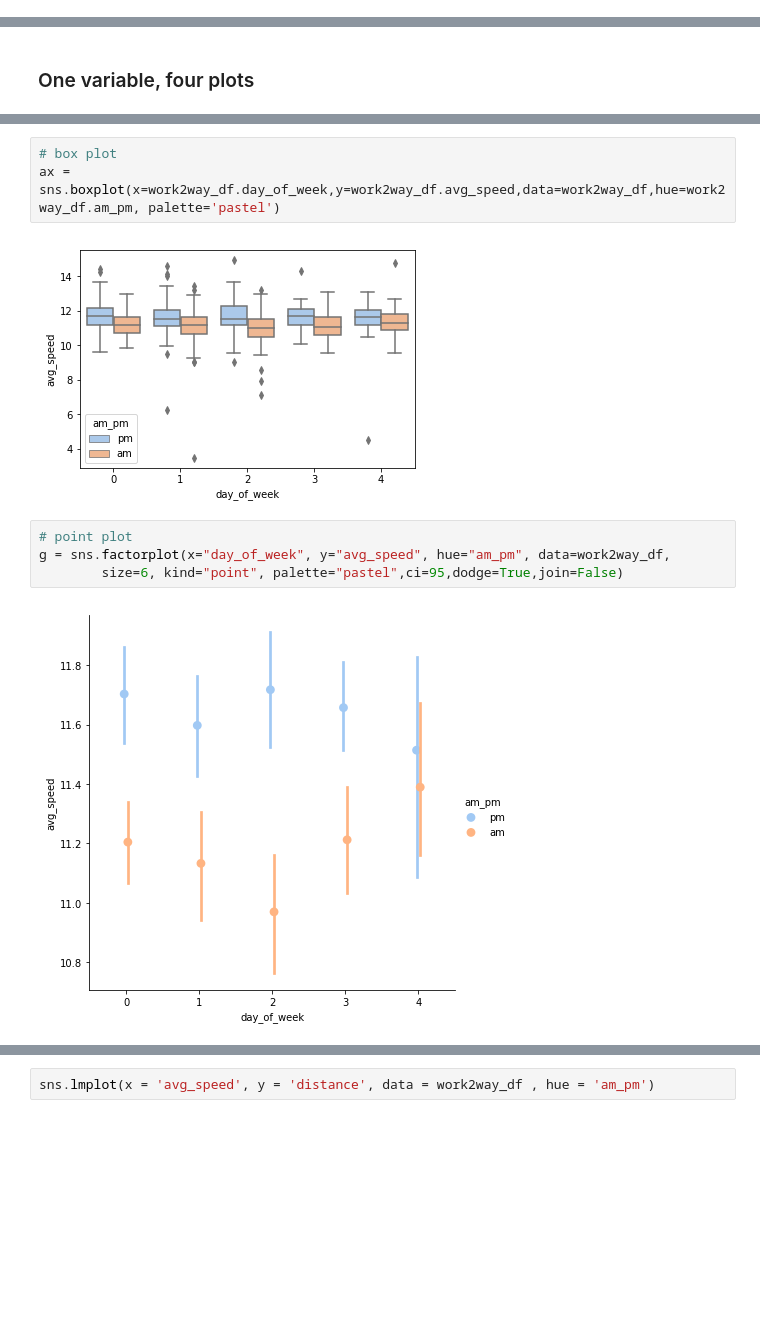
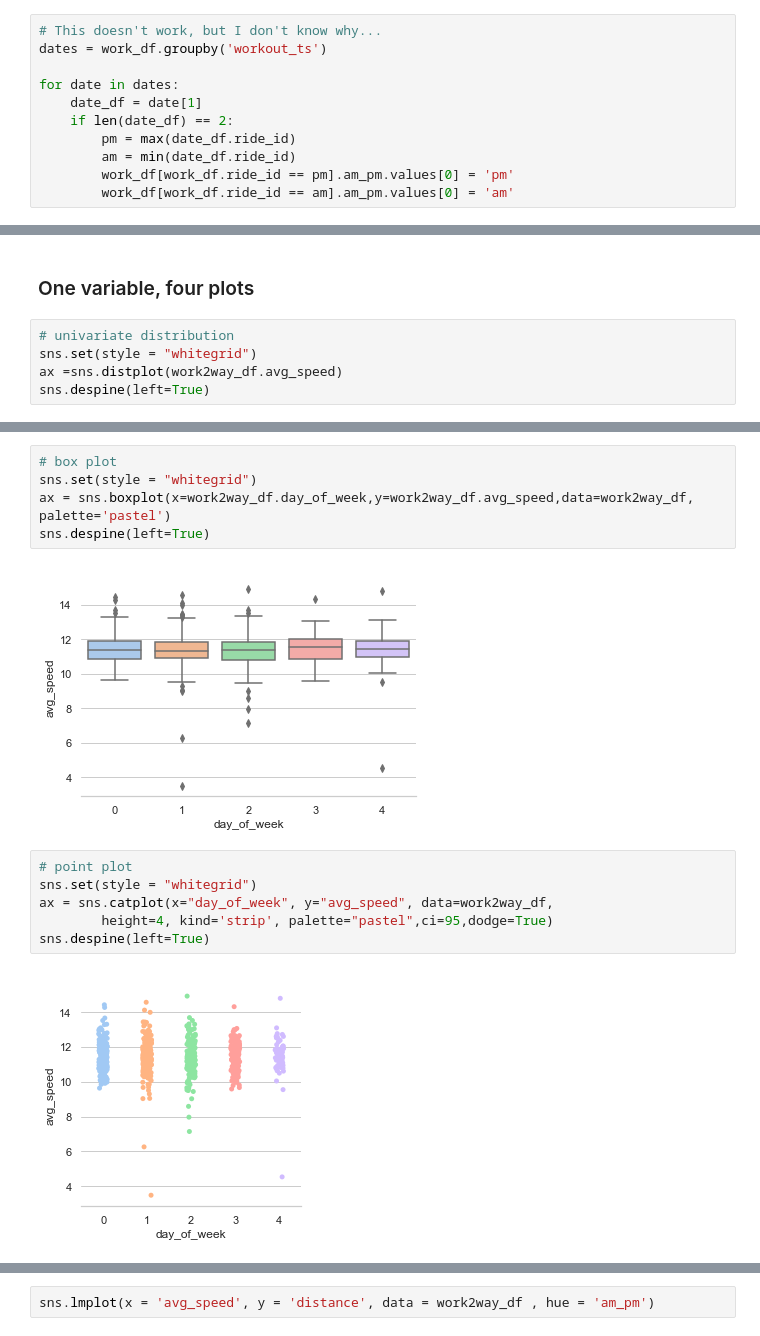
Before and after one commit to jordanplanders/Thinkful, a Jupyter notebook: Bootcamp/Unit 1/bike_data/Kevin_bike_datavis.ipynb, the cells around one changed output, grey strips where cells are left out. Drawn from its saved outputs; the diff is of its cells as text; blank space fills up the shorter version.

Commit message:
added plots

```diff
--- a/Bootcamp/Unit 1/bike_data/Kevin_bike_datavis.ipynb
+++ b/Bootcamp/Unit 1/bike_data/Kevin_bike_datavis.ipynb
@@ -36,3 +39,14 @@ Index(['date_submitted', 'workout_date', 'activity_type', 'calories_burned',
       dtype='object')
 # %%
 work_df = bike_df[(bike_df.distance>5.5) & (bike_df.distance<7.5) & (bike_df.wkday_wknd == 'wkday')]
+# %%
+# This doesn't work, but I don't know why...
+dates = work_df.groupby('workout_ts')
+
+for date in dates:
+    date_df = date[1]
+    if len(date_df) == 2:
+        pm = max(date_df.ride_id)
+        am = min(date_df.ride_id)
+        work_df[work_df.ride_id == pm].am_pm.values[0] = 'pm'
+        work_df[work_df.ride_id == am].am_pm.values[0] = 'am'
@@ -69,3 +98,8 @@ work2way_df = work_df[work_df.am_pm != '']
 # Plots
 # %% [markdown]
 ### One variable, four plots
+# %%
+# univariate distribution
+sns.set(style = "whitegrid")
+ax =sns.distplot(work2way_df.avg_speed)
+sns.despine(left=True)
@@ -72,11 +108,15 @@ work2way_df = work_df[work_df.am_pm != '']
 # %%
 # box plot
-ax = sns.boxplot(x=work2way_df.day_of_week,y=work2way_df.avg_speed,data=work2way_df,hue=work2way_df.am_pm, palette='pastel')
+sns.set(style = "whitegrid")
+ax = sns.boxplot(x=work2way_df.day_of_week,y=work2way_df.avg_speed,data=work2way_df, palette='pastel')
+sns.despine(left=True)
 # %% [output]
-[figure, old version]
+[figure, new version]
 # %%
 # point plot
-g = sns.factorplot(x="day_of_week", y="avg_speed", hue="am_pm", data=work2way_df,
-        size=6, kind="point", palette="pastel",ci=95,dodge=True,join=False)
+sns.set(style = "whitegrid")
+ax = sns.catplot(x="day_of_week", y="avg_speed", data=work2way_df,
+        height=4, kind='strip', palette="pastel",ci=95,dodge=True)
+sns.despine(left=True)
 # %% [output]
-[figure, old version]
+[figure, new version]
```
Also changed, not shown: parts of 18 cells of this notebook.
